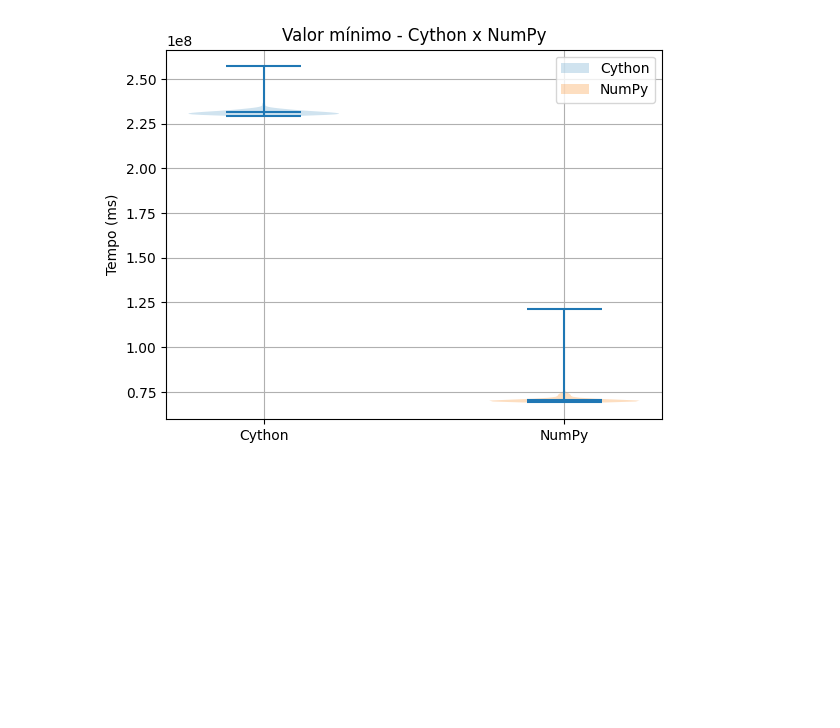
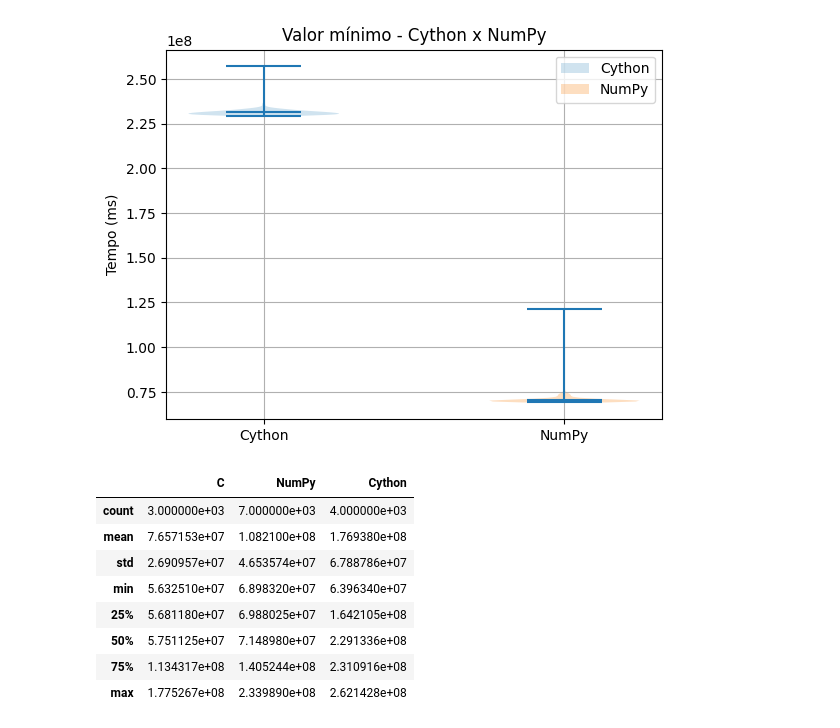
Before and after one commit to marcuscostagraciano/TCC-BSI, a Jupyter notebook: graph_gen.ipynb, the cells around one changed output. Drawn from its saved outputs; the diff is of its cells as text; code cells hidden in the pictures; blank space fills up the shorter version.

Commit message:
FEAT: Data statistics generation
And someone ALSO forgot to correctly generate the tables with the data informations

```diff
--- a/graph_gen.ipynb
+++ b/graph_gen.ipynb
@@ -20,10 +20,12 @@ def read_csv(file_path: Path) -> pd.DataFrame:
 		return None
 # %%
 DATA_FOLDER = './data/'
+df_w_all_dfs = pd.DataFrame()
 
 for file in os.listdir(Path(DATA_FOLDER)):
 	if (fileName := DATA_FOLDER + file).endswith('.csv'):
 		df = read_csv(Path(fileName))
+		df_w_all_dfs = pd.concat([df_w_all_dfs, df], ignore_index=True)
 
 		plt_return = plt.violinplot(
 			df,
@@ -50,3 +52,15 @@ for file in os.listdir(Path(DATA_FOLDER)):
 [figure]
 [figure]
 [figure]
+# %%
+df_w_all_dfs.describe()
+# %% [output]
+|  | C | NumPy | Cython |
+| count | 3.000000e+03 | 7.000000e+03 | 4.000000e+03 |
+| mean | 7.657153e+07 | 1.082100e+08 | 1.769380e+08 |
+| std | 2.690957e+07 | 4.653574e+07 | 6.788786e+07 |
+| min | 5.632510e+07 | 6.898320e+07 | 6.396340e+07 |
+| 25% | 5.681180e+07 | 6.988025e+07 | 1.642105e+08 |
+| 50% | 5.751125e+07 | 7.148980e+07 | 2.291336e+08 |
+| 75% | 1.134317e+08 | 1.405244e+08 | 2.310916e+08 |
+| max | 1.775267e+08 | 2.339890e+08 | 2.621428e+08 |
```
Also changed, not shown: parts of 2 cells of this notebook.
